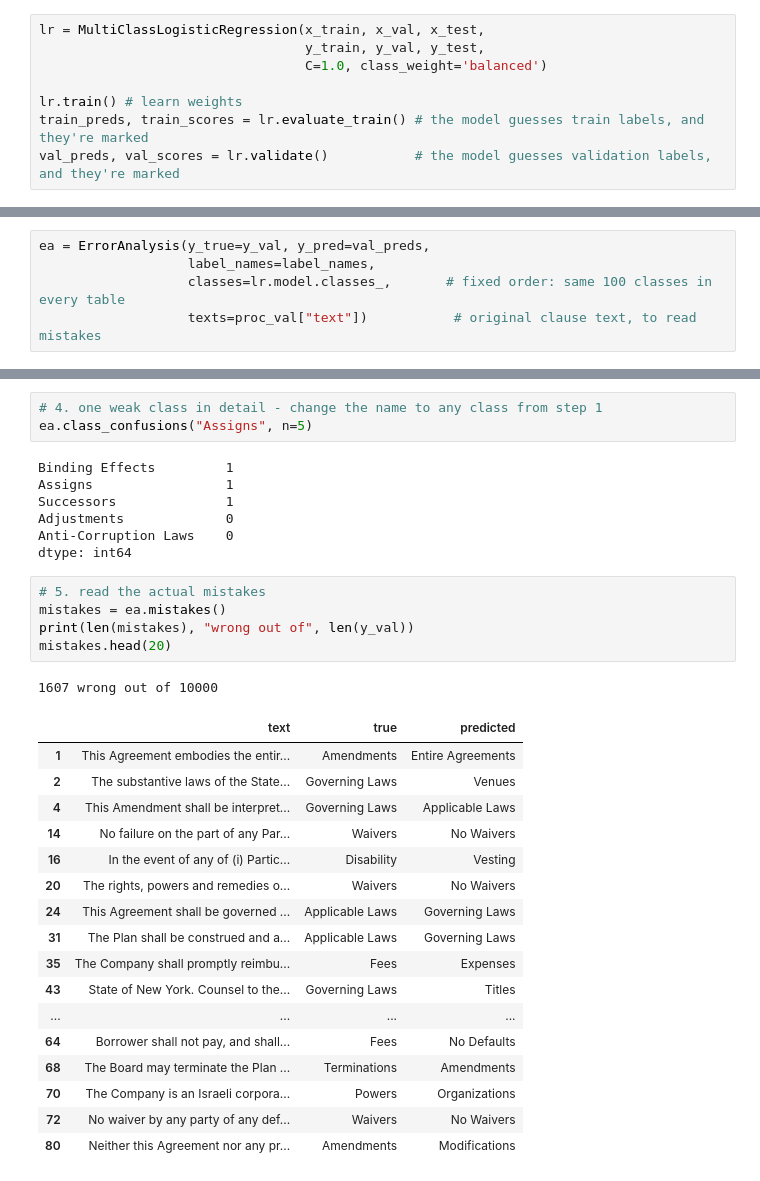
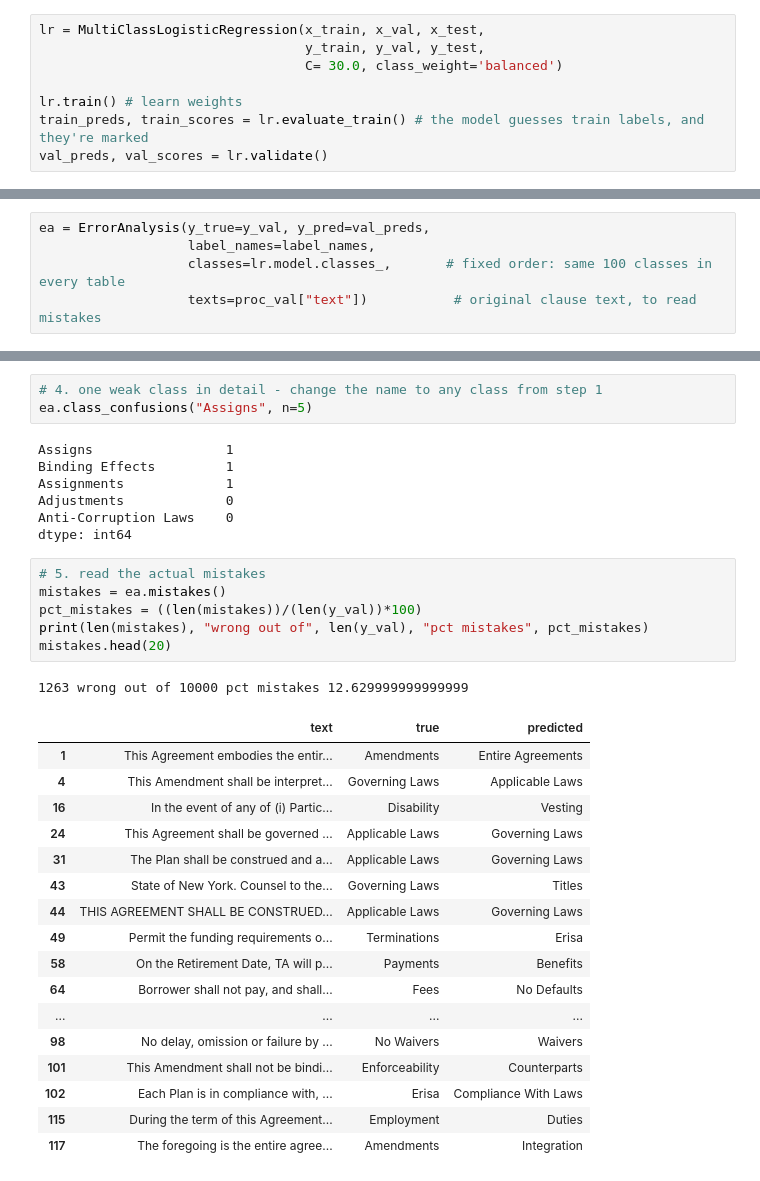
Before and after one commit to jag5m33/py_legal_data, a Jupyter notebook: notebooks/model.ipynb, the cells around one changed output, grey strips where cells are left out. Saved outputs shown, nothing was run; the diff lists cells and outputs as text.

```diff
--- a/notebooks/model.ipynb
+++ b/notebooks/model.ipynb
@@ -296,9 +299,9 @@ Call the model from the src file.
 # %%
 lr = MultiClassLogisticRegression(x_train, x_val, x_test,
                                   y_train, y_val, y_test,
-                                  C=1.0, class_weight='balanced')
+                                  C= 30.0, class_weight='balanced')
 
 lr.train() # learn weights
 train_preds, train_scores = lr.evaluate_train() # the model guesses train labels, and they're marked
-val_preds, val_scores = lr.validate()           # the model guesses validation labels, and they're marked
+val_preds, val_scores = lr.validate()
 # %% [output]
@@ -391,36 +389,37 @@ ea.top_confusions(n=15)
 # 4. one weak class in detail - change the name to any class from step 1
 ea.class_confusions("Assigns", n=5)
 # %% [output]
+Assigns                 1
 Binding Effects         1
-Assigns                 1
-Successors              1
+Assignments             1
 Adjustments             0
 Anti-Corruption Laws    0
 dtype: int64
 # %%
 # 5. read the actual mistakes
 mistakes = ea.mistakes()
-print(len(mistakes), "wrong out of", len(y_val))
+pct_mistakes = ((len(mistakes))/(len(y_val))*100)
+print(len(mistakes), "wrong out of", len(y_val), "pct mistakes", pct_mistakes)
 mistakes.head(20)
 # %% [output]
-1607 wrong out of 10000
+1263 wrong out of 10000 pct mistakes 12.629999999999999
 |  | text | true | predicted |
 | 1 | This Agreement embodies the entir... | Amendments | Entire Agreements |
-| 2 | The substantive laws of the State... | Governing Laws | Venues |
 | 4 | This Amendment shall be interpret... | Governing Laws | Applicable Laws |
-| 14 | No failure on the part of any Par... | Waivers | No Waivers |
 | 16 | In the event of any of (i) Partic... | Disability | Vesting |
-| 20 | The rights, powers and remedies o... | Waivers | No Waivers |
 | 24 | This Agreement shall be governed ... | Applicable Laws | Governing Laws |
 | 31 | The Plan shall be construed and a... | Applicable Laws | Governing Laws |
-| 35 | The Company shall promptly reimbu... | Fees | Expenses |
 | 43 | State of New York. Counsel to the... | Governing Laws | Titles |
+| 44 | THIS AGREEMENT SHALL BE CONSTRUED... | Applicable Laws | Governing Laws |
+| 49 | Permit the funding requirements o... | Terminations | Erisa |
+| 58 | On the Retirement Date, TA will p... | Payments | Benefits |
+| 64 | Borrower shall not pay, and shall... | Fees | No Defaults |
 | ... | ... | ... | ... |
-| 64 | Borrower shall not pay, and shall... | Fees | No Defaults |
-| 68 | The Board may terminate the Plan ... | Terminations | Amendments |
-| 70 | The Company is an Israeli corpora... | Powers | Organizations |
-| 72 | No waiver by any party of any def... | Waivers | No Waivers |
-| 80 | Neither this Agreement nor any pr... | Amendments | Modifications |
+| 98 | No delay, omission or failure by ... | No Waivers | Waivers |
+| 101 | This Amendment shall not be bindi... | Enforceability | Counterparts |
+| 102 | Each Plan is in compliance with, ... | Erisa | Compliance With Laws |
+| 115 | During the term of this Agreement... | Employment | Duties |
+| 117 | The foregoing is the entire agree... | Amendments | Integration |
 # %%
 # 6. confusion matrix picture (quick overview only - use step 3 for the details)
 ea.plot_confusion_matrix(size=30)
```
Also changed, not shown: parts of 22 cells of this notebook.
